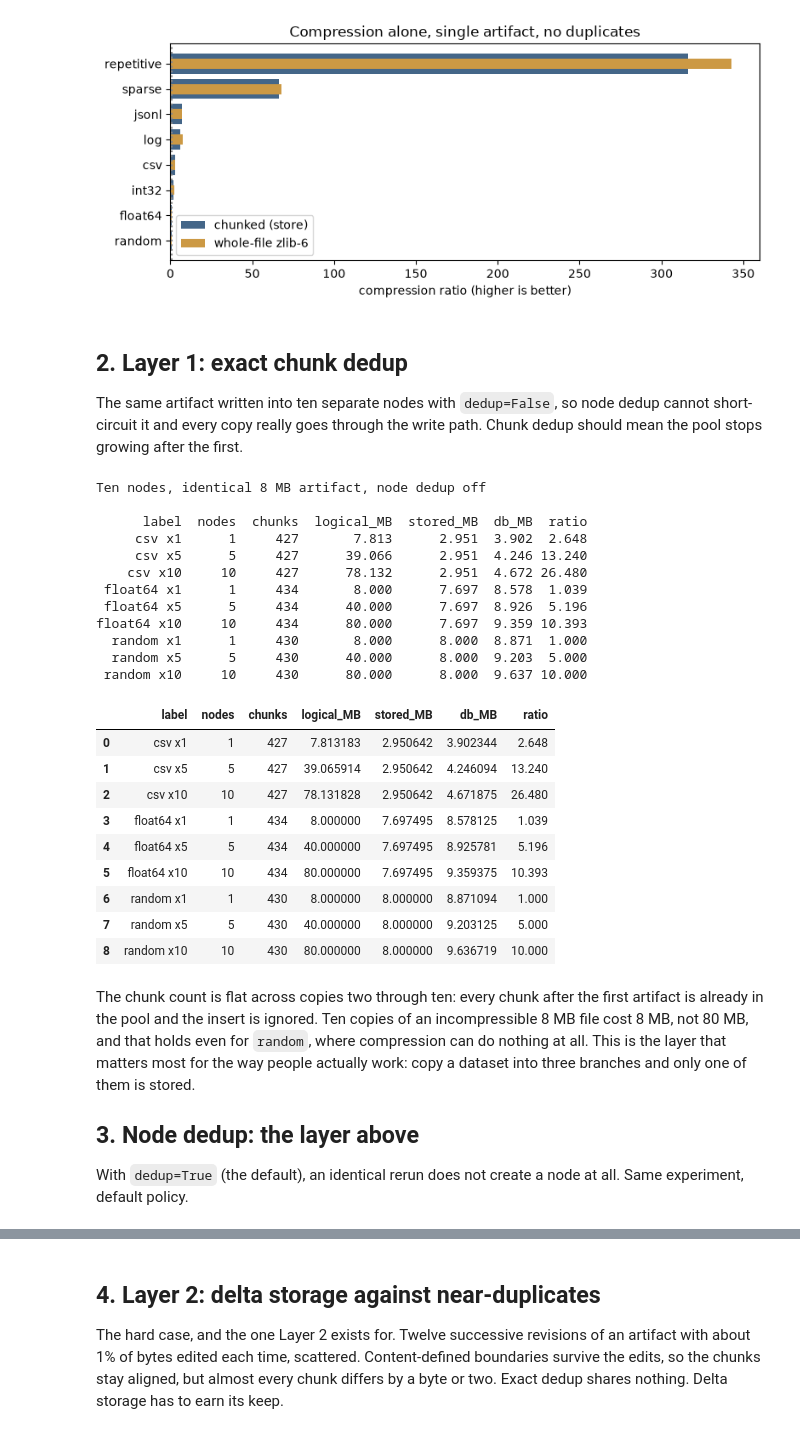
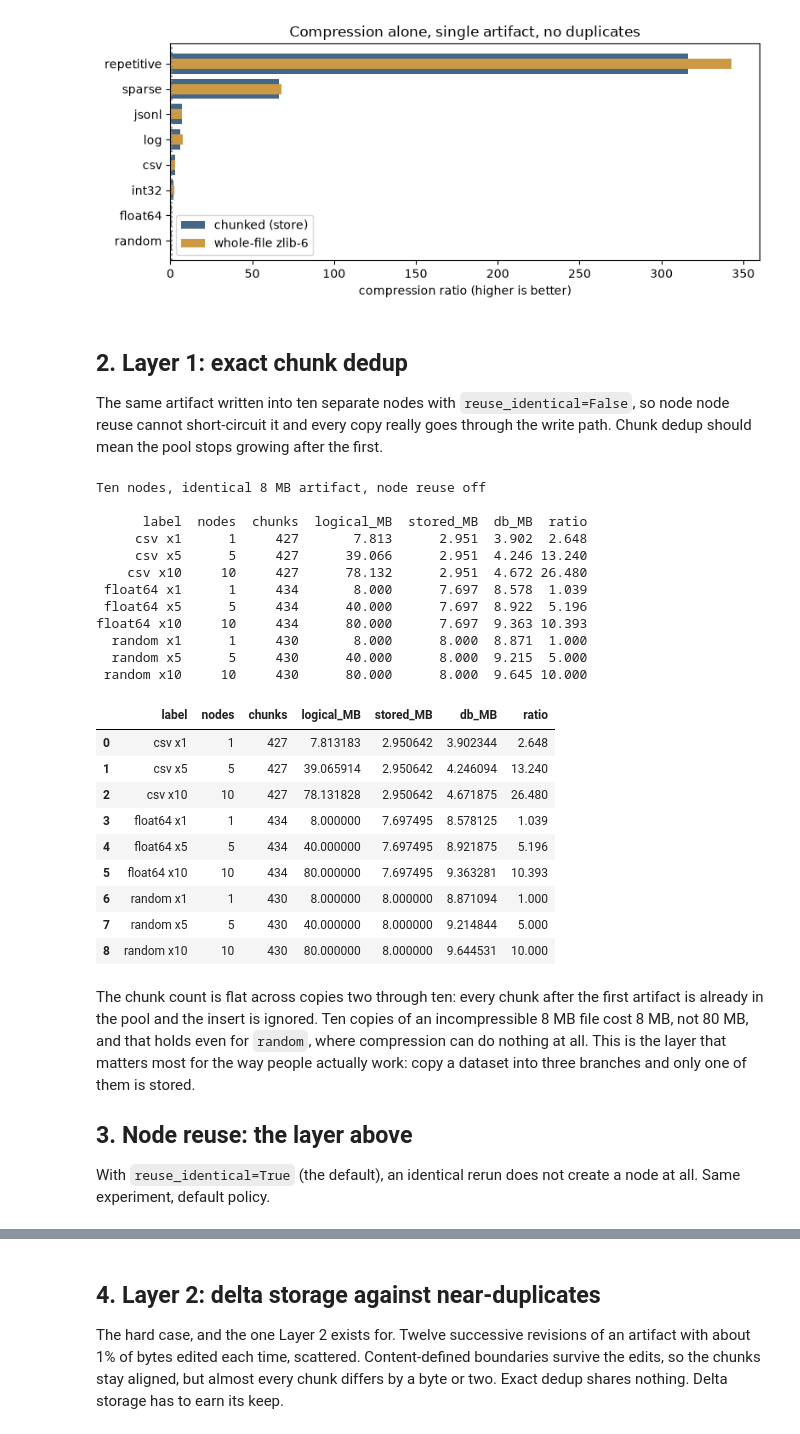
Before and after one commit to JS195/ancestree, a Jupyter notebook: benchmarks/storage_benchmark.ipynb, the cells around one changed output, grey strips where cells are left out. Drawn from its saved outputs; the diff is of its cells as text; code cells hidden in the pictures.

```diff
--- a/benchmarks/storage_benchmark.ipynb
+++ b/benchmarks/storage_benchmark.ipynb
@@ -221,7 +221,7 @@ print("One 8 MB artifact of each type, in its own store\n")
 solo_rows = []
 for name, gen in GENERATORS.items():
     payload = gen(8 * MB)
-    store = ancestree.LineageStore(WORKDIR / f"solo_{name}", dedup=False)
+    store = ancestree.LineageStore(WORKDIR / f"solo_{name}", reuse_identical=False)
     with store.create_node(step_type="solo") as node:
         (node / f"{name}.bin").write_bytes(payload)
         node.add_meta("type", name)
@@ -294,51 +294,51 @@ plt.show()
 # %% [markdown]
 ## 2. Layer 1: exact chunk dedup
 
-The same artifact written into ten separate nodes with `dedup=False`, so node
-dedup cannot short-circuit it and every copy really goes through the write
+The same artifact written into ten separate nodes with `reuse_identical=False`, so node
+node reuse cannot short-circuit it and every copy really goes through the write
 path. Chunk dedup should mean the pool stops growing after the first.
 # %%
-print("Ten nodes, identical 8 MB artifact, node dedup off\n")
+print("Ten nodes, identical 8 MB artifact, node reuse off\n")
 layer1_rows = []
 for name in ["csv", "float64", "random"]:
     payload = GENERATORS[name](8 * MB)
-    store = ancestree.LineageStore(WORKDIR / f"l1_{name}", dedup=False)
+    store = ancestree.LineageStore(WORKDIR / f"l1_{name}", reuse_identical=False)
     for i in range(10):
         with store.create_node(step_type="copy") as node:
             (node / "data.bin").write_bytes(payload)
             node.add_meta("copy", i)
         if i in (0, 4, 9):
             row = report(store, f"{name} x{i + 1}")
             layer1_rows.append(row)
     store.close()
 
 show(
     layer1_rows,
     ["label", "nodes", "chunks", "logical_MB", "stored_MB", "db_MB", "ratio"],
 )
 # %% [output]
-Ten nodes, identical 8 MB artifact, node dedup off
+Ten nodes, identical 8 MB artifact, node reuse off
 
       label  nodes  chunks  logical_MB  stored_MB  db_MB  ratio
      csv x1      1     427       7.813      2.951  3.902  2.648
      csv x5      5     427      39.066      2.951  4.246 13.240
     csv x10     10     427      78.132      2.951  4.672 26.480
  float64 x1      1     434       8.000      7.697  8.578  1.039
- float64 x5      5     434      40.000      7.697  8.926  5.196
-float64 x10     10     434      80.000      7.697  9.359 10.393
+ float64 x5      5     434      40.000      7.697  8.922  5.196
+float64 x10     10     434      80.000      7.697  9.363 10.393
   random x1      1     430       8.000      8.000  8.871  1.000
-  random x5      5     430      40.000      8.000  9.203  5.000
- random x10     10     430      80.000      8.000  9.637 10.000
+  random x5      5     430      40.000      8.000  9.215  5.000
+ random x10     10     430      80.000      8.000  9.645 10.000
 |  | label | nodes | chunks | logical_MB | stored_MB | db_MB | ratio |
 | 0 | csv x1 | 1 | 427 | 7.813183 | 2.950642 | 3.902344 | 2.648 |
 | 1 | csv x5 | 5 | 427 | 39.065914 | 2.950642 | 4.246094 | 13.240 |
 | 2 | csv x10 | 10 | 427 | 78.131828 | 2.950642 | 4.671875 | 26.480 |
 | 3 | float64 x1 | 1 | 434 | 8.000000 | 7.697495 | 8.578125 | 1.039 |
-| 4 | float64 x5 | 5 | 434 | 40.000000 | 7.697495 | 8.925781 | 5.196 |
-| 5 | float64 x10 | 10 | 434 | 80.000000 | 7.697495 | 9.359375 | 10.393 |
+| 4 | float64 x5 | 5 | 434 | 40.000000 | 7.697495 | 8.921875 | 5.196 |
+| 5 | float64 x10 | 10 | 434 | 80.000000 | 7.697495 | 9.363281 | 10.393 |
 | 6 | random x1 | 1 | 430 | 8.000000 | 8.000000 | 8.871094 | 1.000 |
-| 7 | random x5 | 5 | 430 | 40.000000 | 8.000000 | 9.203125 | 5.000 |
-| 8 | random x10 | 10 | 430 | 80.000000 | 8.000000 | 9.636719 | 10.000 |
+| 7 | random x5 | 5 | 430 | 40.000000 | 8.000000 | 9.214844 | 5.000 |
+| 8 | random x10 | 10 | 430 | 80.000000 | 8.000000 | 9.644531 | 10.000 |
 # %% [markdown]
 The chunk count is flat across copies two through ten: every chunk after the
 first artifact is already in the pool and the insert is ignored. Ten copies
@@ -347,8 +347,8 @@ of an incompressible 8 MB file cost 8 MB, not 80 MB, and that holds even for
 matters most for the way people actually work: copy a dataset into three
 branches and only one of them is stored.
 
-## 3. Node dedup: the layer above
+## 3. Node reuse: the layer above
 
-With `dedup=True` (the default), an identical rerun does not create a node at
+With `reuse_identical=True` (the default), an identical rerun does not create a node at
 all. Same experiment, default policy.
 # %%
```
Also changed, not shown: parts of 11 cells of this notebook, 20 other files.
